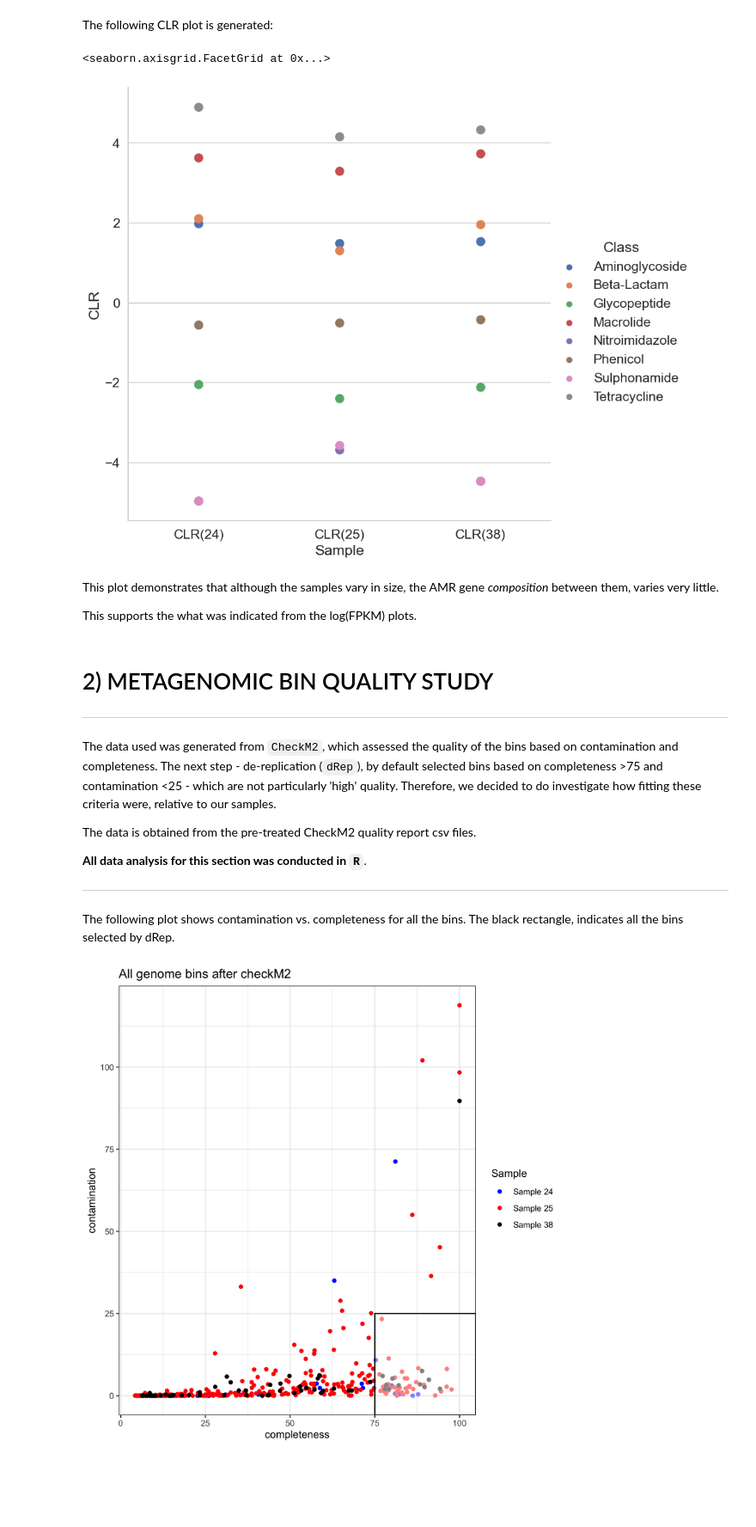
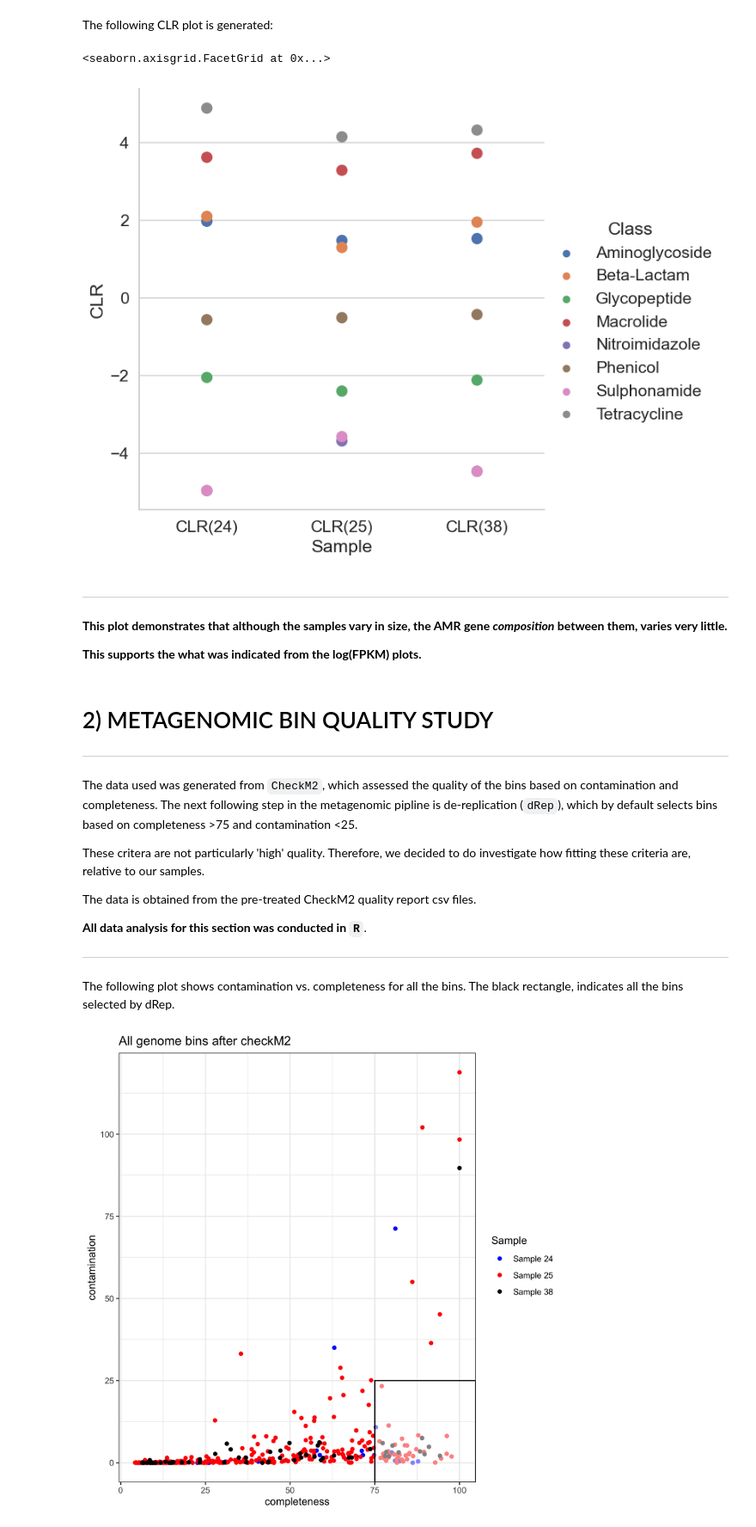
Before and after one commit to prince-ravi-leow/metagenomics-data-analysis, a Jupyter notebook: metagenomics_data_analysis.ipynb, the cells around one changed output. Shown at 86% size. Saved outputs shown, nothing was run; the diff lists cells and outputs as text; code cells hidden in the pictures; blank space fills up the shorter version.

```diff
--- a/metagenomics_data_analysis.ipynb
+++ b/metagenomics_data_analysis.ipynb
@@ -438,19 +441,22 @@ The following CLR plot is generated:
 # %%
 sns.set(font_scale=1.4)
 sns.set_style("whitegrid")
-sns.catplot(data=resfinder_clr_cat, x="Sample", y="CLR", hue="Class", s=110, jitter=False, height=8, aspect=8/8)
+sns.catplot(data=resfinder_clr_cat, x="Sample", y="CLR", hue="Class", s=110, jitter=False, height=6.5, aspect=1)
 # %% [output]
 <seaborn.axisgrid.FacetGrid at 0x...>
-[figure, old version]
+[figure, new version]
 # %% [markdown]
-This plot demonstrates that although the samples vary in size, the AMR gene *composition* between them, varies very little.
+***
+**This plot demonstrates that although the samples vary in size, the AMR gene *composition* between them, varies very little.**
 
-This supports the what was indicated from the log(FPKM) plots.
+**This supports the what was indicated from the log(FPKM) plots.**
 # %% [markdown]
 # 2) METAGENOMIC BIN QUALITY STUDY
 ***
 # %% [markdown]
-The data used was generated from `CheckM2`, which assessed the quality of the bins based on contamination and completeness. The next step - de-replication (`dRep`), by default selected bins based on completeness >75 and contamination <25 - which are not particularly 'high' quality. Therefore, we decided to do investigate how fitting these criteria were, relative to our samples.
+The data used was generated from `CheckM2`, which assessed the quality of the bins based on contamination and completeness. The next following step in the metagenomic pipline is de-replication (`dRep`), which by default selects bins based on completeness >75 and contamination <25.
+
+These critera are not particularly 'high' quality. Therefore, we decided to do investigate how fitting these criteria are, relative to our samples.
 
 The data is obtained from the pre-treated CheckM2 quality report csv files.
 
```
Also changed, not shown: parts of 10 cells of this notebook, 4 other files.
